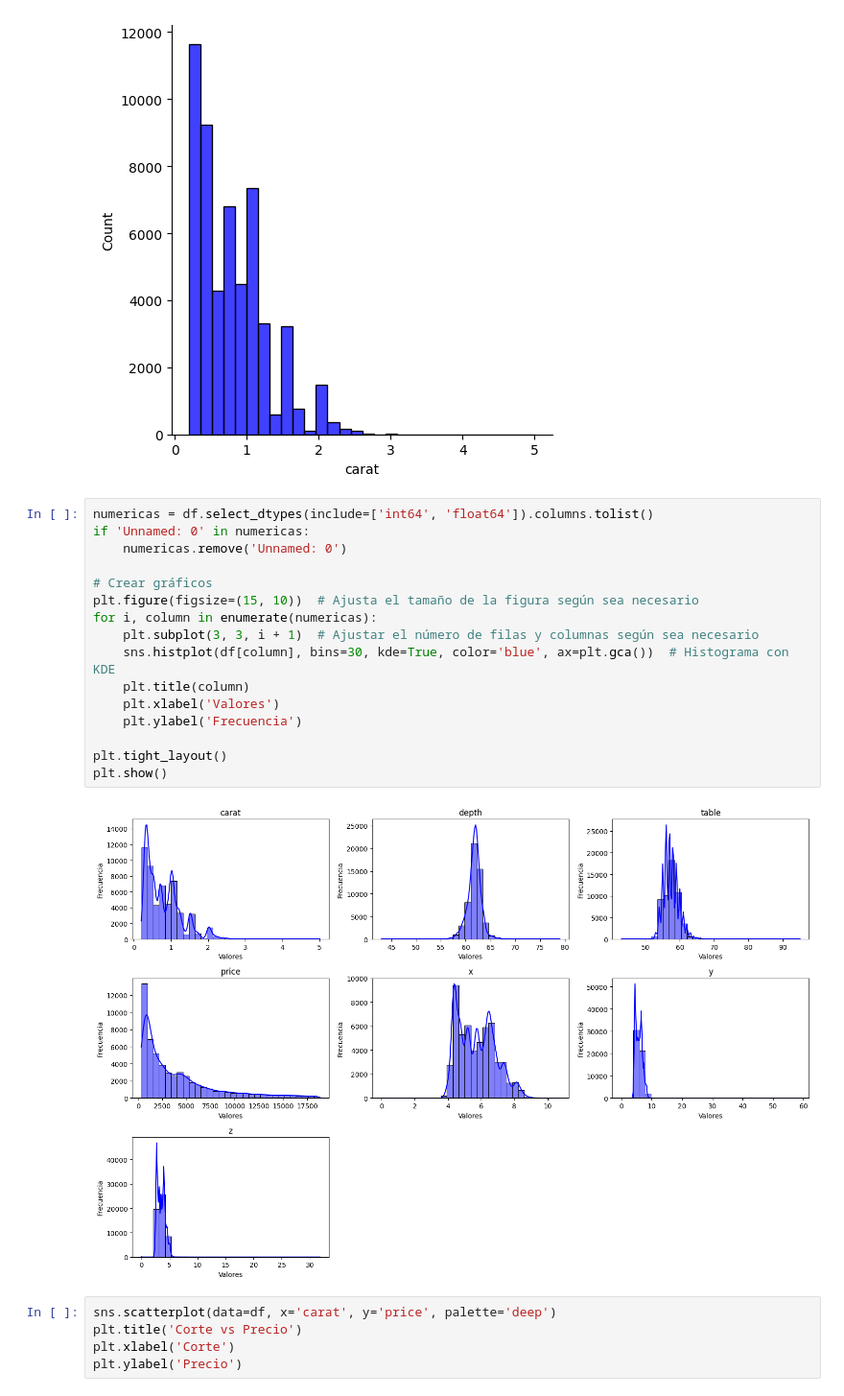
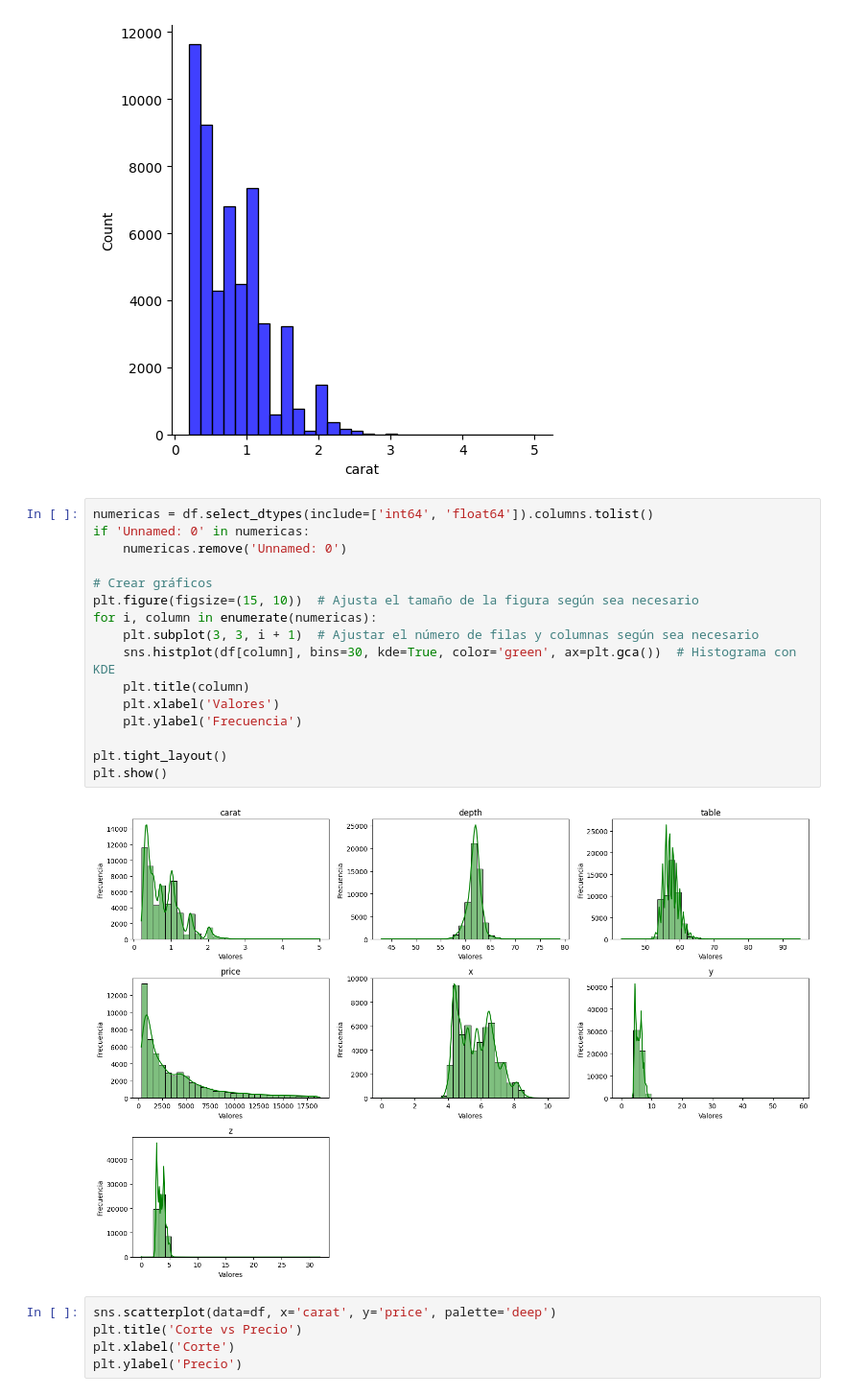
Before and after one commit to ds-fernando/Diamonds-Price, a Jupyter notebook: notebooks/Limpieza.ipynb, the cells around one changed output. Shown at 96% size. Saved outputs shown, nothing was run; the diff lists cells and outputs as text.

Commit message:
visualizacion

```diff
--- a/notebooks/Limpieza.ipynb
+++ b/notebooks/Limpieza.ipynb
@@ -145,21 +145,21 @@ sns.displot(df, x='carat', kde=False, bins=30, color='blue', rug=False)
 # %%
 numericas = df.select_dtypes(include=['int64', 'float64']).columns.tolist()
 if 'Unnamed: 0' in numericas:
     numericas.remove('Unnamed: 0')
 
 # Crear gráficos
 plt.figure(figsize=(15, 10))  # Ajusta el tamaño de la figura según sea necesario
 for i, column in enumerate(numericas):
     plt.subplot(3, 3, i + 1)  # Ajustar el número de filas y columnas según sea necesario
-    sns.histplot(df[column], bins=30, kde=True, color='blue', ax=plt.gca())  # Histograma con KDE
+    sns.histplot(df[column], bins=30, kde=True, color='green', ax=plt.gca())  # Histograma con KDE
     plt.title(column)
     plt.xlabel('Valores')
     plt.ylabel('Frecuencia')
 
 plt.tight_layout()
 plt.show()
 # %% [output]
-[figure, old version]
+[figure, new version]
 # %%
 sns.scatterplot(data=df, x='carat', y='price', palette='deep')
 plt.title('Corte vs Precio')
```
